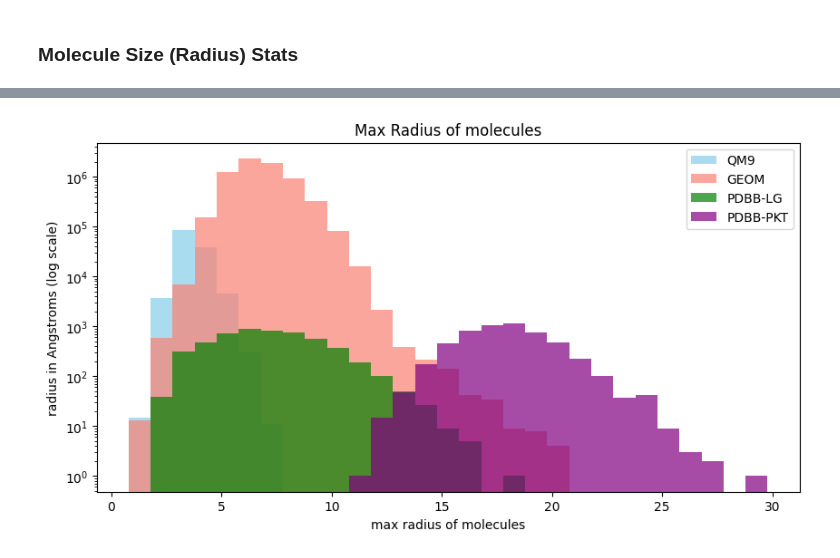
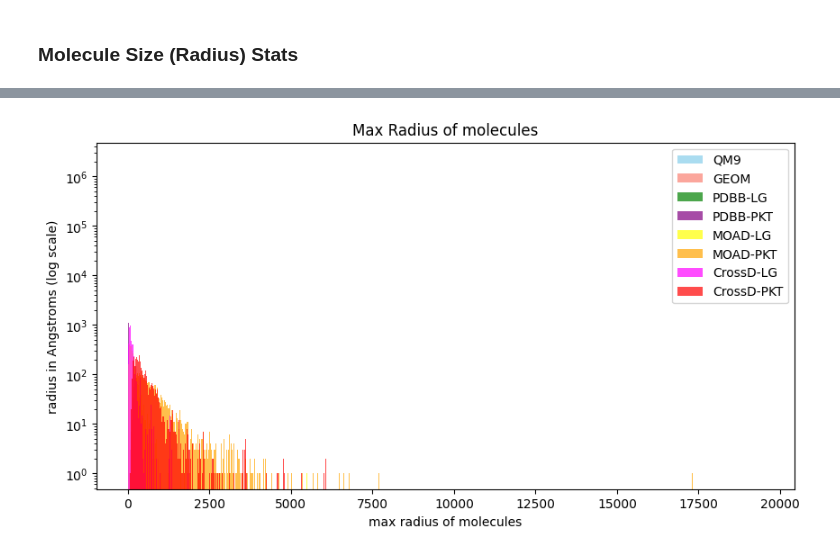
Before and after one commit to gohyixian/GeoLDM-edit, a Jupyter notebook: data_EDA/eda.ipynb, the cells around one changed output, grey strips where cells are left out. Cells and saved outputs as stored; diff of their text form; code cells hidden in the pictures.

Commit message:
EDA on BindingMOAD+CrossDocked, & Data processing script for BindingMOAD

```diff
--- a/data_EDA/eda.ipynb
+++ b/data_EDA/eda.ipynb
@@ -17,10 +17,10 @@ pdbbind_ligand_data_object_pkl  = 'data_object_cache/PDBBIND_LIGAND_data_object.
 pdbbind_pocket_data_object_pkl  = 'data_object_cache/PDBBIND_POCKET_data_object.pkl'
 pdbbind_protein_data_object_pkl = 'data_object_cache/PDBBIND_PROTEIN_data_object.pkl'
 # joined_geom_qm9_data_object_pkl = 'data_object_cache/JOINED_GEOM_QM9_data_object.pkl'
-moad_ligand_data_object_pkl     = ''
-moad_pocket_data_object_pkl     = ''
-crossd_ligand_data_object_pkl   = ''
-crossd_pocket_data_object_pkl   = ''
+moad_ligand_data_object_pkl     = 'data_object_cache/BINDINGMOAD_LIGAND_data_object.pkl'
+moad_pocket_data_object_pkl     = 'data_object_cache/BINDINGMOAD_POCKET_10.0A_data_object.pkl'
+crossd_ligand_data_object_pkl   = 'data_object_cache/CROSSDOCKED_LIGAND_data_object.pkl'
+crossd_pocket_data_object_pkl   = 'data_object_cache/CROSSDOCKED_POCKET_10.0A_data_object.pkl'
 
 with open(geom_data_object_pkl, 'rb') as file:  # Use 'rb' mode for binary reading
     geom_data_obj = pickle.load(file)
@@ -408,11 +436,11 @@ plot_histogram(data_list=crossd_pocket_data_obj.radius_max, color=colors[3], lab
 # %%
 # this might take some time (PDBB-PTN)
 
 from utils import plot_combined_histogram
 
-plot_combined_histogram(data_max_radius[:4], colors[:4], list_of_all_dicts_names[:4], title='Max Radius of molecules', xlabel='max radius of molecules', ylabel='radius in Angstroms', img_save_path='outputs/radius_max_hist_ALL.png', log=True)
+plot_combined_histogram(data_max_radius[:4]+data_max_radius[5:], colors[:4]+colors[5:], list_of_all_dicts_names[:4]+list_of_all_dicts_names[5:], title='Max Radius of molecules', xlabel='max radius of molecules', ylabel='radius in Angstroms', img_save_path='outputs/radius_max_hist_ALL.png', log=True)
 # %% [output]
-[figure, old version]
+[figure, new version]
 # %%
 from utils import plot_combined_boxplot
 
```
Also changed, not shown: parts of 13 cells of this notebook, 56 other files.
